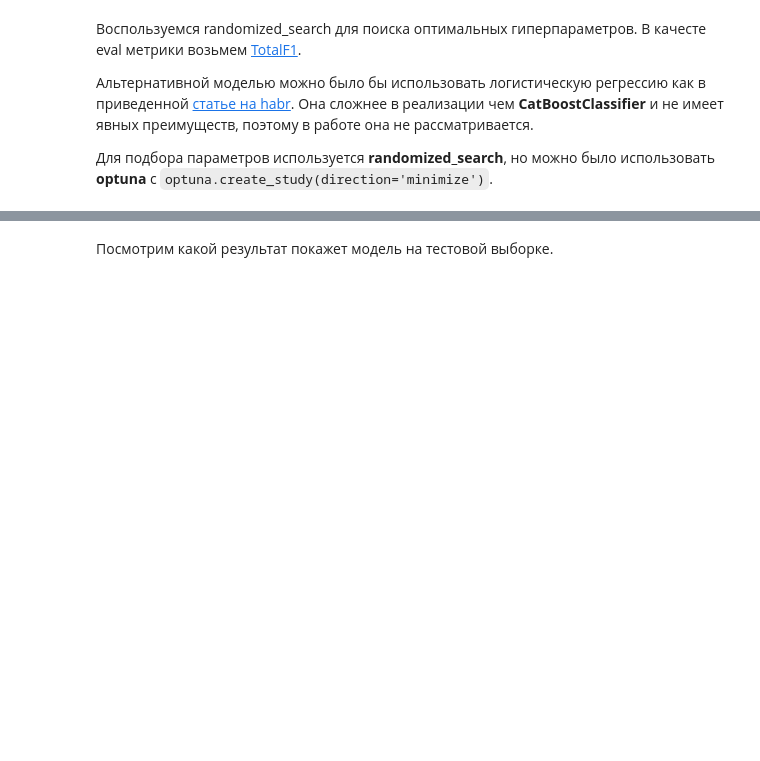
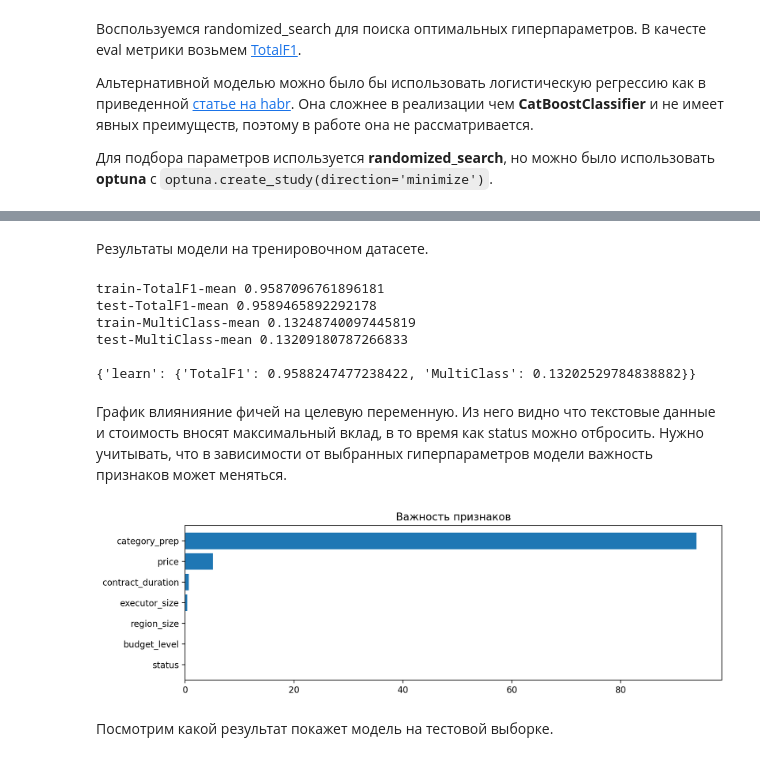
Before and after one commit to xoxo-julia/data-science-thesis, a Jupyter notebook: notes/s3-model.ipynb, the cells around one changed output, grey strips where cells are left out. Cells and saved outputs as stored; diff of their text form; code cells hidden in the pictures; blank space fills up the shorter version.

Commit message:
upd model + s3 notebook
gramma fix

```diff
--- a/notes/s3-model.ipynb
+++ b/notes/s3-model.ipynb
@@ -162,6 +162,34 @@ Estimating final quality...
  'depth': 10,
  'bootstrap_type': 'Poisson',
  'learning_rate': 0.01}
+# %% [markdown]
+Результаты модели на тренировочном датасете.
+# %%
+print('train-TotalF1-mean', search['cv_results']['train-TotalF1-mean'][-1])
+print('test-TotalF1-mean', search['cv_results']['test-TotalF1-mean'][-1])
+print('train-MultiClass-mean', search['cv_results']['train-MultiClass-mean'][-1])
+print('test-MultiClass-mean', search['cv_results']['test-MultiClass-mean'][-1])
+print()
+print(model.best_score_)
+# %% [output]
+train-TotalF1-mean 0.9587096761896181
+test-TotalF1-mean 0.9589465892292178
+train-MultiClass-mean 0.13248740097445819
+test-MultiClass-mean 0.13209180787266833
+
+{'learn': {'TotalF1': 0.9588247477238422, 'MultiClass': 0.13202529784838882}}
+# %% [markdown]
+График влиянияние фичей на целевую переменную. Из него видно что текстовые данные и стоимость вносят максимальный вклад, в то время как status можно отбросить. Нужно учитывать, что в зависимости от выбранных гиперпараметров модели важность признаков может меняться.
+# %%
+feature_importance = model.feature_importances_
+sorted_idx = np.argsort(feature_importance)
+fig = plt.figure(figsize=(10, 3))
+plt.barh(range(len(sorted_idx)), feature_importance[sorted_idx], align='center')
+plt.yticks(range(len(sorted_idx)), np.array(X.columns)[sorted_idx])
+plt.title('Важность признаков')
+plt.show()
+# %% [output]
+[figure, added]
 # %% [markdown]
 Посмотрим какой результат покажет модель на тестовой выборке.
 # %%
```
Also changed, not shown: parts of 2 cells of this notebook, 2 other files.
